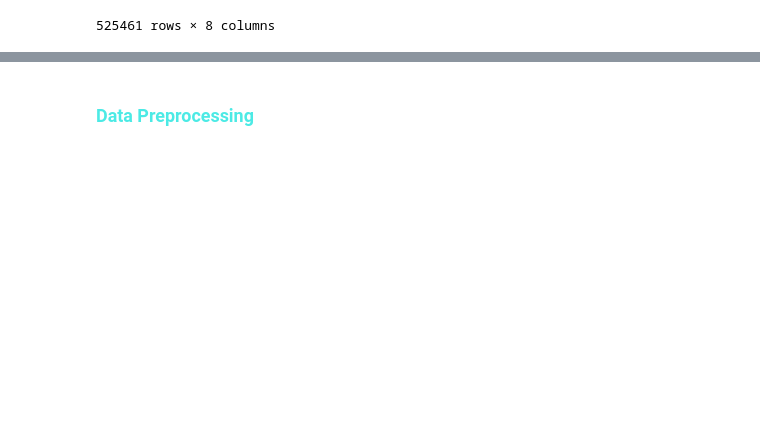
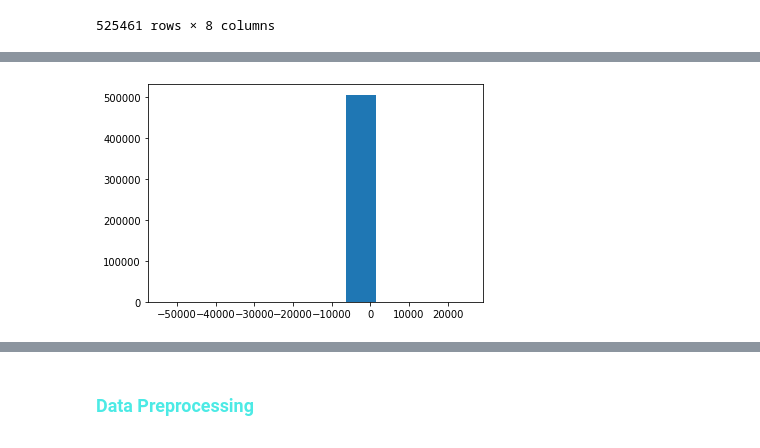
Before and after one commit to afbudiman/ML-Notebook, a Jupyter notebook: customer_segmentation.ipynb, the cells around one changed output, grey strips where cells are left out. Saved outputs shown, nothing was run; the diff lists cells and outputs as text; code cells hidden in the pictures; blank space fills up the shorter version.

```diff
--- a/customer_segmentation.ipynb
+++ b/customer_segmentation.ipynb
@@ -452,0 +166,9 @@ sns.distplot(df6['Recency'])
+# %%
+# remove values that below or equal zero
+df = df[df['Quantity']>0]
+# %%
+# check the distribution of price variable
+plt.hist(df['Price'])
+plt.show()
+# %% [output]
+[figure, added]
```
Also changed, not shown: parts of 81 cells of this notebook.
